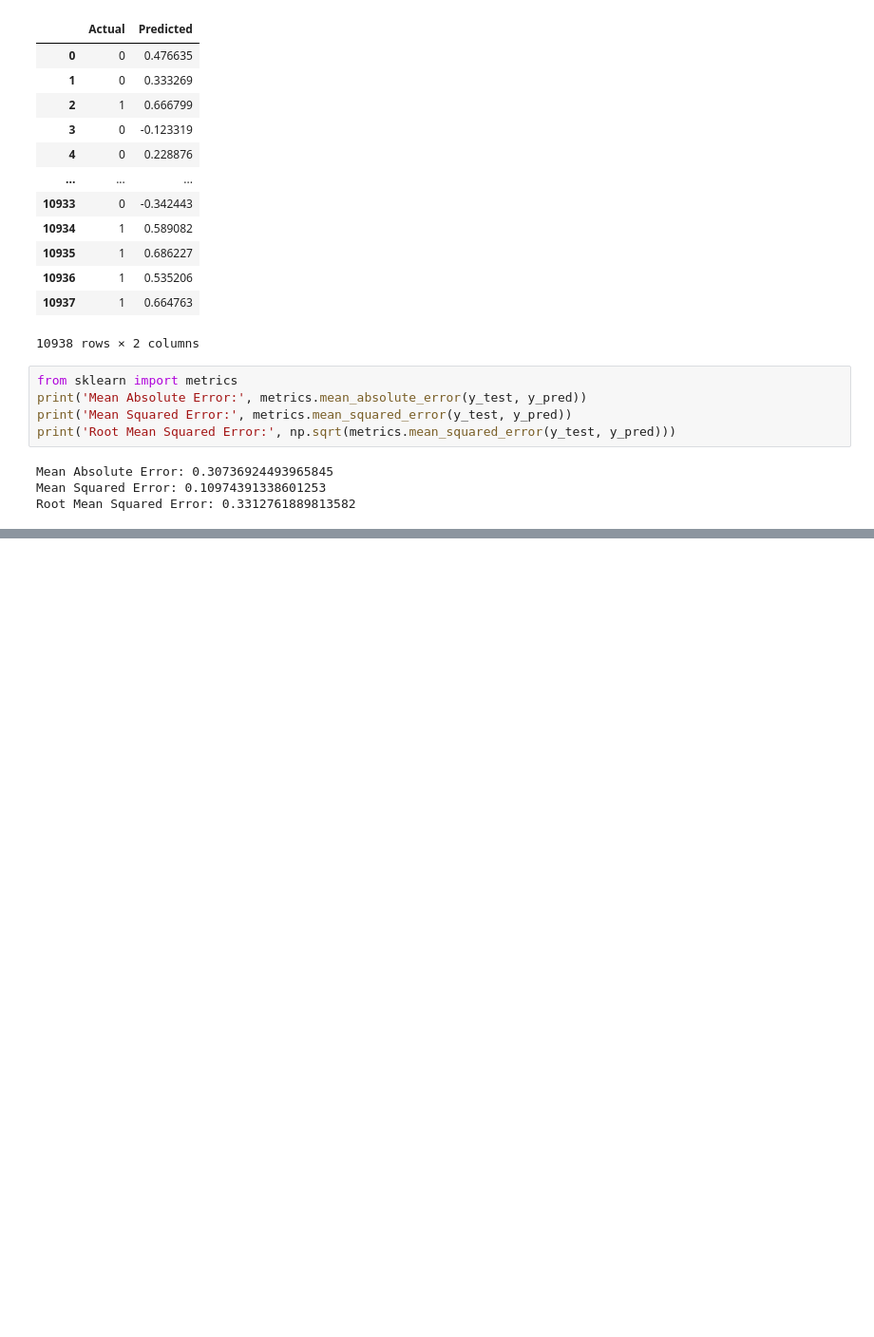
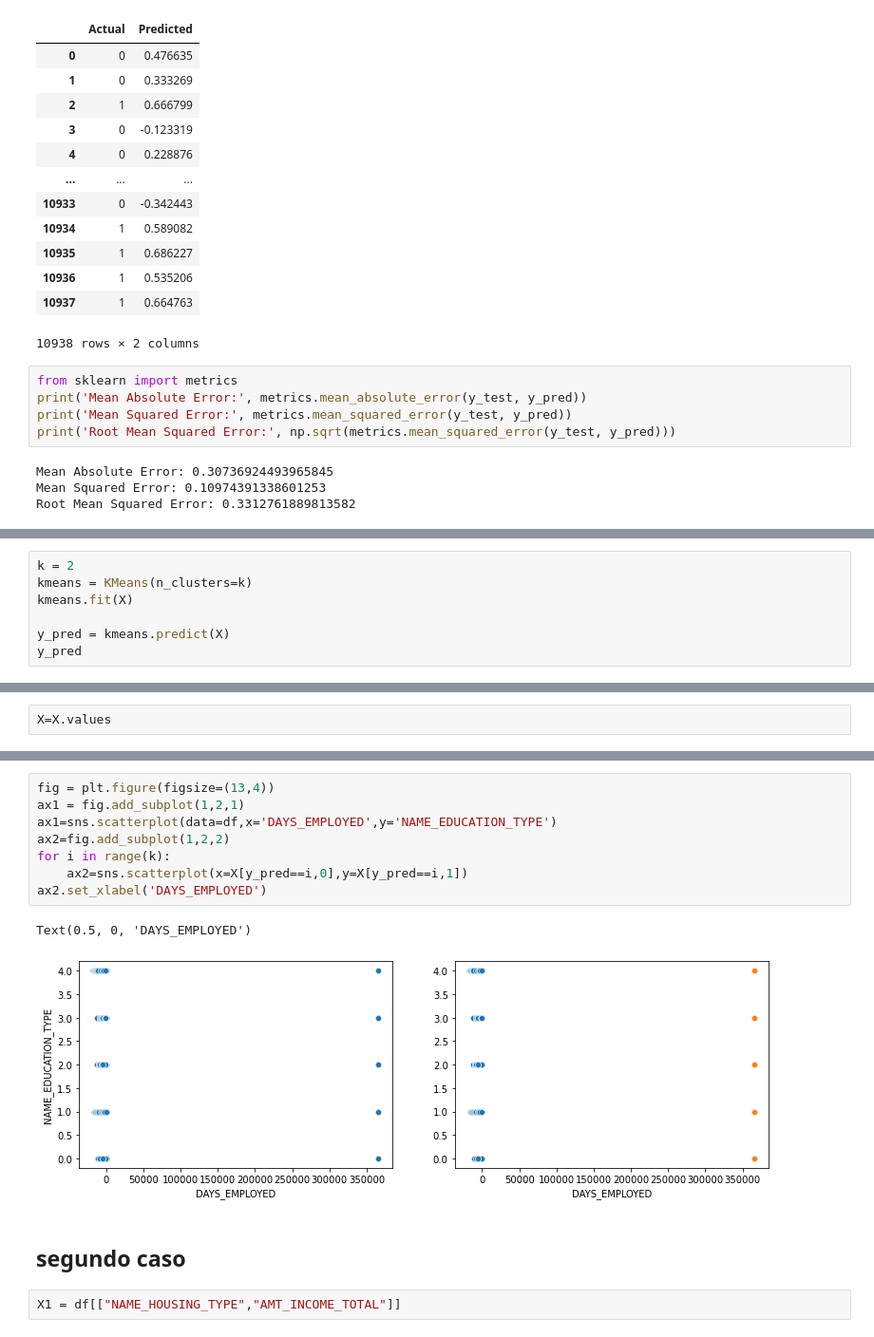
Before and after one commit to Elmatinho/DataScience_Unilever, a Jupyter notebook: Semana_6/Clases/Clase 05-05-2022.ipynb, the cells around one changed output, grey strips where cells are left out. Shown: that part at 95% size. Drawn from its saved outputs; the diff is of its cells as text; blank space fills up the shorter version.

Commit message:
Clases y data

```diff
--- a/Semana_6/Clases/Clase 05-05-2022.ipynb
+++ b/Semana_6/Clases/Clase 05-05-2022.ipynb
@@ -854,0 +921,7 @@ Root Mean Squared Error: 0.3312761889813582
+# %%
+k = 2
+kmeans = KMeans(n_clusters=k)
+kmeans.fit(X)
+
+y_pred = kmeans.predict(X)
+y_pred
@@ -854,0 +934,2 @@ Root Mean Squared Error: 0.3312761889813582
+# %%
+X=X.values
@@ -854,0 +946,15 @@ Root Mean Squared Error: 0.3312761889813582
+# %%
+fig = plt.figure(figsize=(13,4))
+ax1 = fig.add_subplot(1,2,1)
+ax1=sns.scatterplot(data=df,x='DAYS_EMPLOYED',y='NAME_EDUCATION_TYPE')
+ax2=fig.add_subplot(1,2,2)
+for i in range(k):
+    ax2=sns.scatterplot(x=X[y_pred==i,0],y=X[y_pred==i,1])
+ax2.set_xlabel('DAYS_EMPLOYED')
+# %% [output]
+Text(0.5, 0, 'DAYS_EMPLOYED')
+[figure, added]
+# %% [markdown]
+## segundo caso
+# %%
+X1 = df[["NAME_HOUSING_TYPE","AMT_INCOME_TOTAL"]]
```
Also changed, not shown: parts of 42 cells of this notebook, 14 other files.
